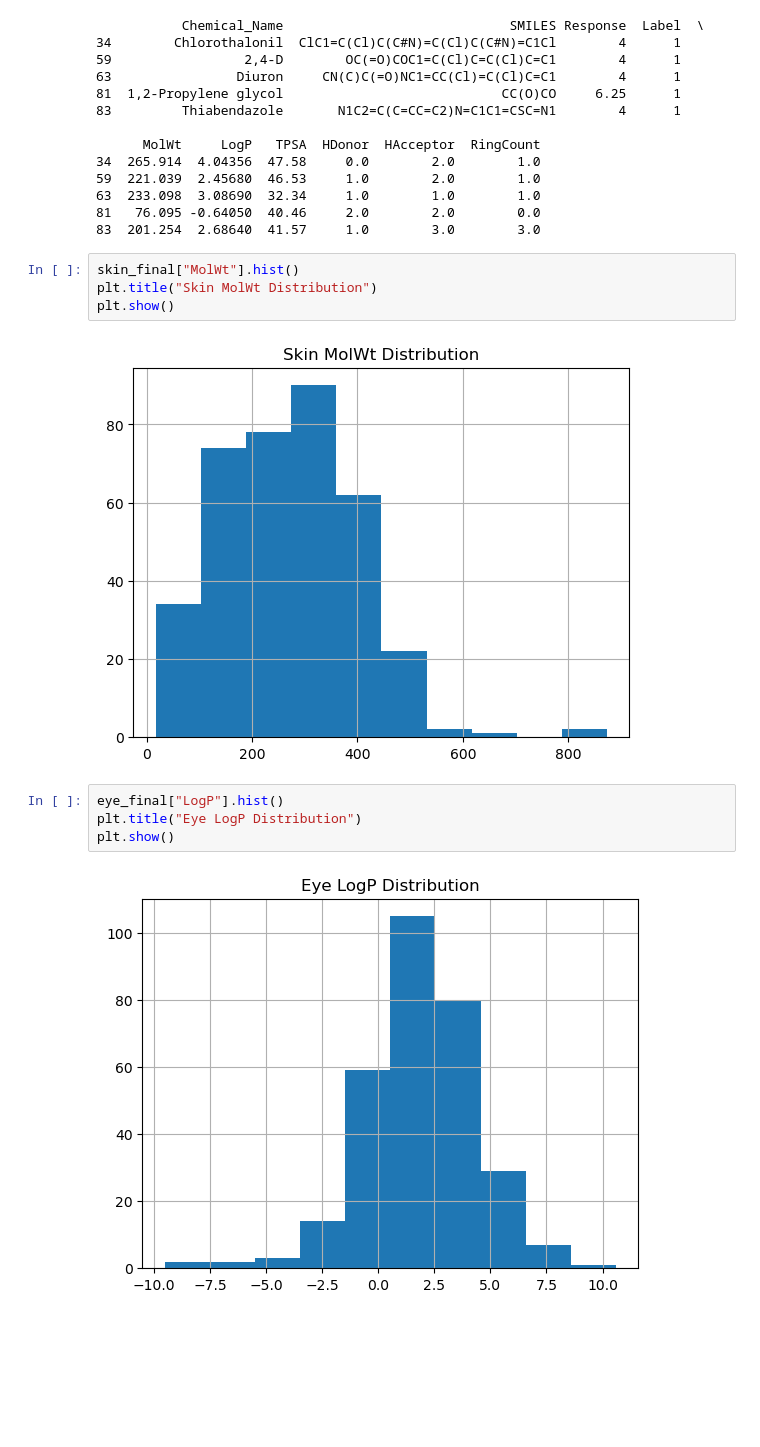
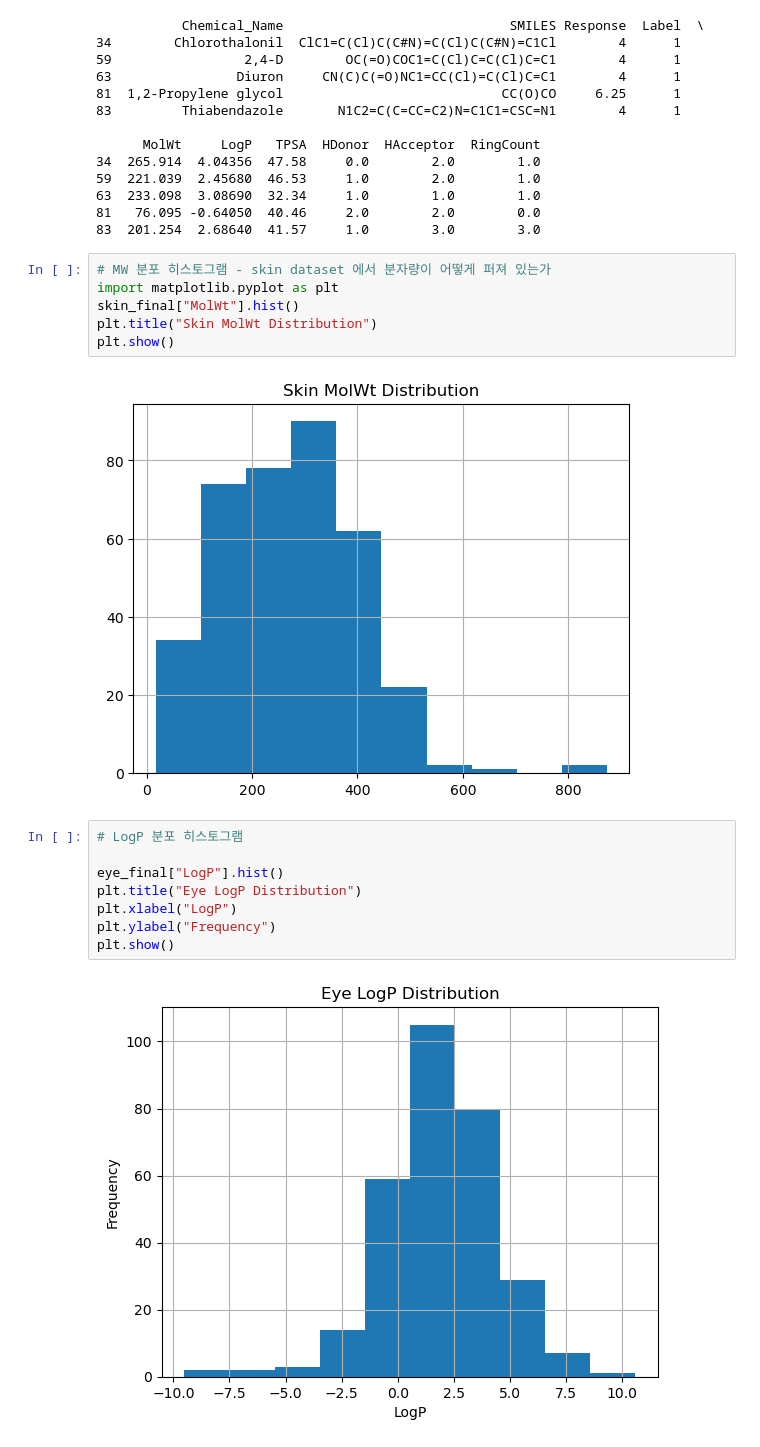
Before and after one commit to Hyeji-Shin-lab/2026-AI-ML, a Jupyter notebook: 기말고사_template1_data_pipeline (1).ipynb, the cells around one changed output. Drawn from its saved outputs; the diff is of its cells as text; blank space fills up the shorter version.

```diff
--- a/기말고사_template1_data_pipeline (1).ipynb
+++ b/기말고사_template1_data_pipeline (1).ipynb
@@ -252,15 +282,21 @@ print(skin_final.head())
 81   76.095 -0.64050  40.46     2.0        2.0        0.0
 83  201.254  2.68640  41.57     1.0        3.0        3.0
 # %%
+# MW 분포 히스토그램 - skin dataset 에서 분자량이 어떻게 퍼져 있는가
+import matplotlib.pyplot as plt
 skin_final["MolWt"].hist()
 plt.title("Skin MolWt Distribution")
 plt.show()
 # %% [output]
 [figure]
 # %%
+# LogP 분포 히스토그램
+
 eye_final["LogP"].hist()
 plt.title("Eye LogP Distribution")
+plt.xlabel("LogP")
+plt.ylabel("Frequency")
 plt.show()
 # %% [output]
-[figure, old version]
+[figure, new version]
 # %%
```
Also changed, not shown: parts of 22 cells of this notebook.
